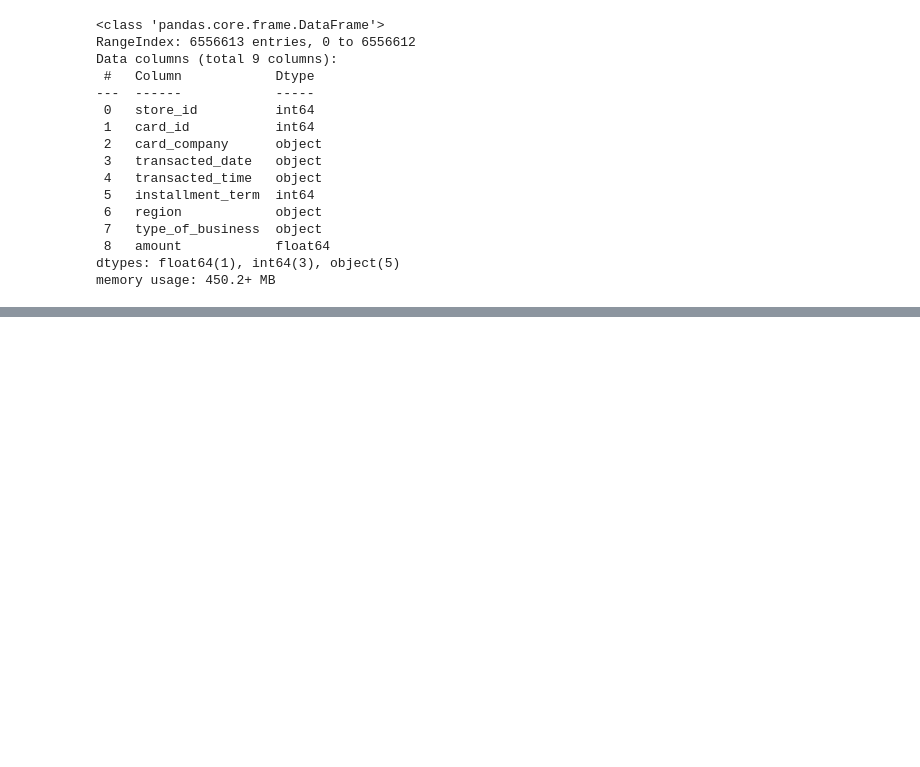
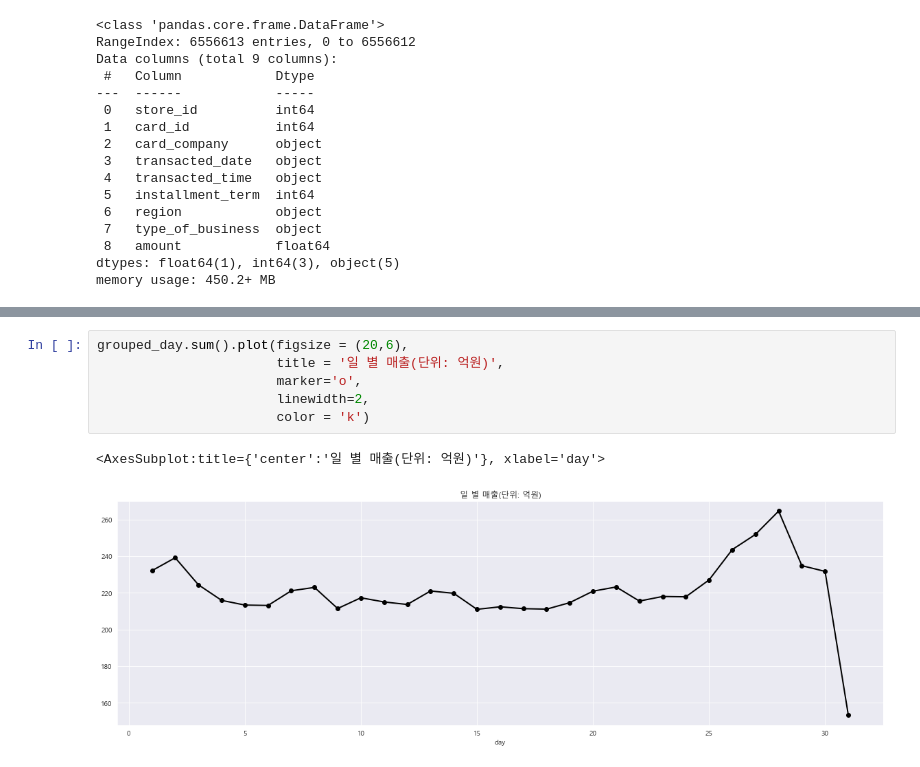
Before and after one commit to signature95/ubion_deeplearning, a Jupyter notebook: Code/JH_EDAdata.ipynb, the cells around one changed output, grey strips where cells are left out. Cells and saved outputs as stored; diff of their text form; blank space fills up the shorter version.

```diff
--- a/Code/JH_EDAdata.ipynb
+++ b/Code/JH_EDAdata.ipynb
@@ -217,0 +131,9 @@ dataset.
+# %%
+grouped_day.sum().plot(figsize = (20,6),
+                       title = '일 별 매출(단위: 억원)',
+                       marker='o',
+                       linewidth=2,
+                       color = 'k')
+# %% [output]
+<AxesSubplot:title={'center':'일 별 매출(단위: 억원)'}, xlabel='day'>
+[figure, added]
```
Also changed, not shown: parts of 41 cells of this notebook.
